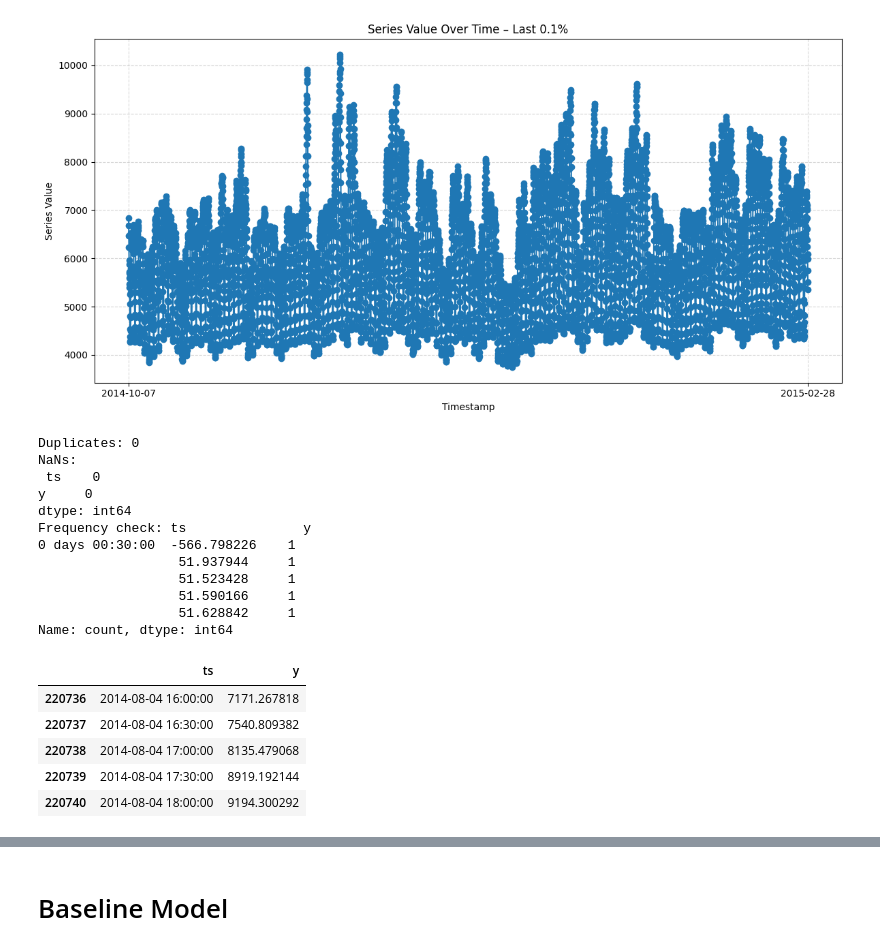
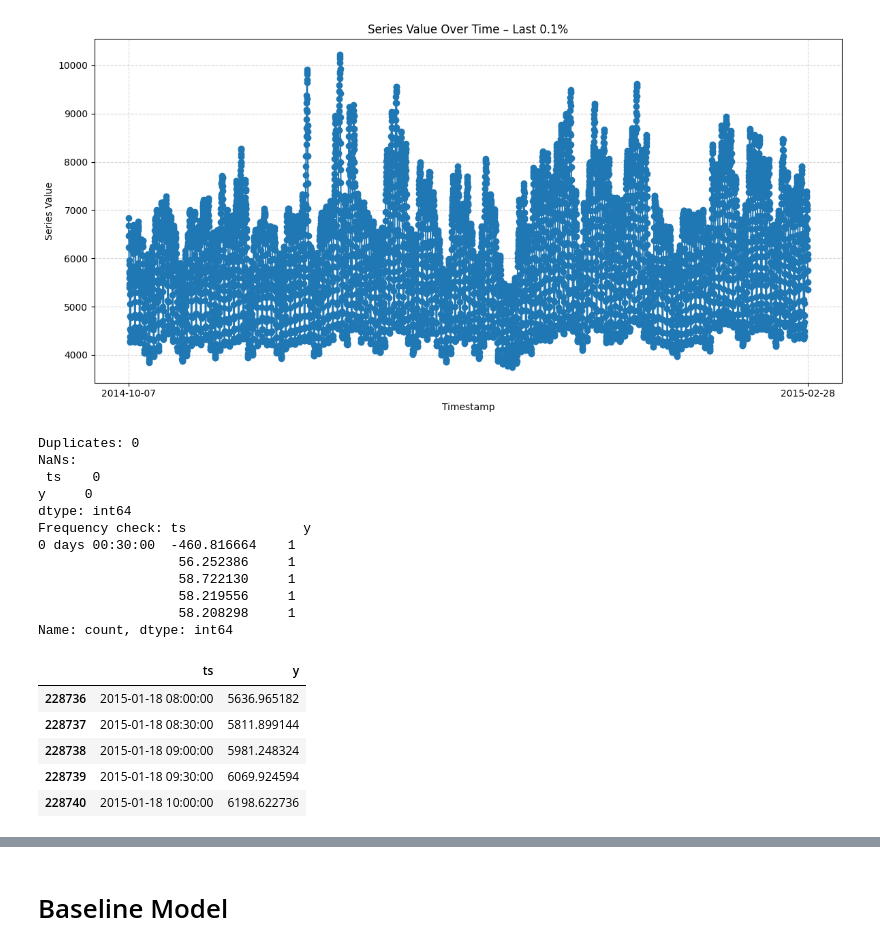
Before and after one commit to florivz/TSF-SS25-TimeGPT, a Jupyter notebook: skripts/forecasting/australian_electricity_model.ipynb, the cells around one changed output, grey strips where cells are left out. Cells and saved outputs as stored; diff of their text form; code cells hidden in the pictures.

```diff
--- a/skripts/forecasting/australian_electricity_model.ipynb
+++ b/skripts/forecasting/australian_electricity_model.ipynb
@@ -45,36 +45,36 @@ plt.show()
 [figure]
 # %%
 # shortening the dataset
-df_recent = df.tail(10000).copy()
+df_recent = df.tail(2000).copy()
 train_ratio = 0.8
 split_idx   = int(len(df_recent) * train_ratio)
 
 df_train = df_recent.iloc[:split_idx].copy().reset_index(drop=True)
 df_test  = df_recent.iloc[split_idx:].copy().reset_index(drop=True)
 
 print("Duplicates:", df_recent.duplicated().sum())
 print("NaNs:\n", df_recent.isna().sum())
 print("Frequency check:", df_recent.diff().dropna().value_counts().head())
 df_recent.head()
 # %% [output]
 Duplicates: 0
 NaNs:
  ts    0
 y     0
 dtype: int64
 Frequency check: ts               y
-0 days 00:30:00  -566.798226    1
-                  51.937944     1
-                  51.523428     1
-                  51.590166     1
-                  51.628842     1
+0 days 00:30:00  -460.816664    1
+                  56.252386     1
+                  58.722130     1
+                  58.219556     1
+                  58.208298     1
 Name: count, dtype: int64
 |  | ts | y |
-| 220736 | 2014-08-04 16:00:00 | 7171.267818 |
-| 220737 | 2014-08-04 16:30:00 | 7540.809382 |
-| 220738 | 2014-08-04 17:00:00 | 8135.479068 |
-| 220739 | 2014-08-04 17:30:00 | 8919.192144 |
-| 220740 | 2014-08-04 18:00:00 | 9194.300292 |
+| 228736 | 2015-01-18 08:00:00 | 5636.965182 |
+| 228737 | 2015-01-18 08:30:00 | 5811.899144 |
+| 228738 | 2015-01-18 09:00:00 | 5981.248324 |
+| 228739 | 2015-01-18 09:30:00 | 6069.924594 |
+| 228740 | 2015-01-18 10:00:00 | 6198.622736 |
 # %%
 df_recent['ts'].diff().dropna().value_counts()
 # %% [output]
```
Also changed, not shown: parts of 14 cells of this notebook, 2 other files.
